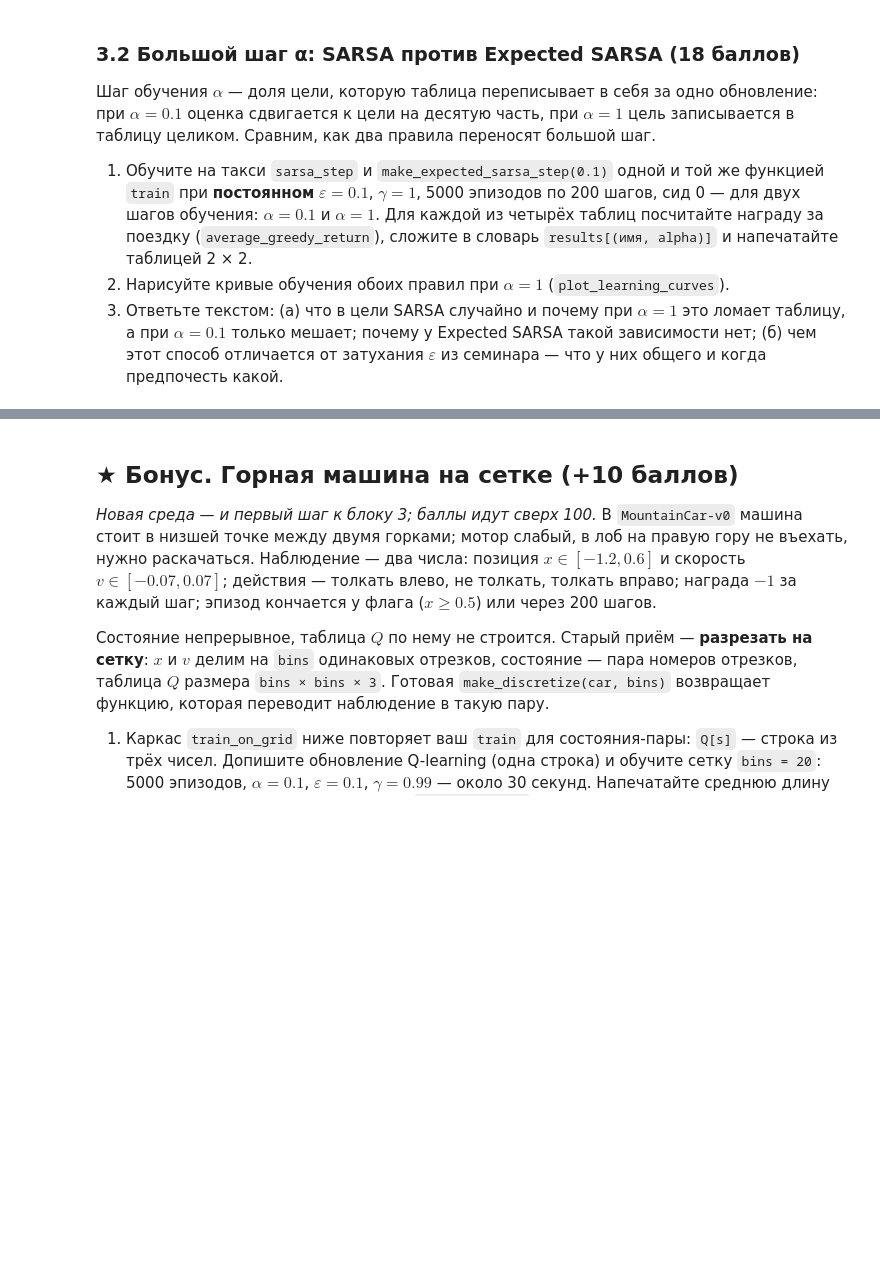
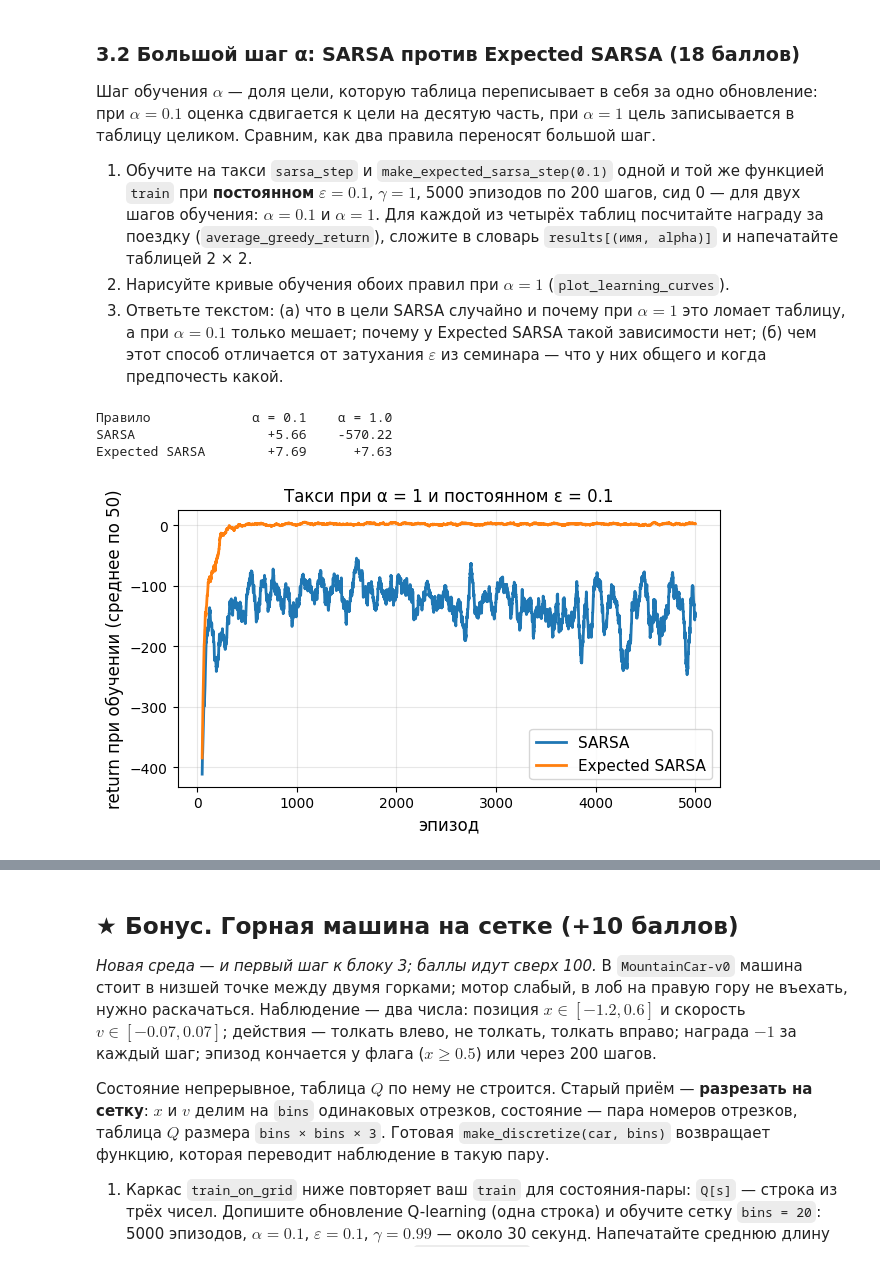
Before and after one commit to KatyaGotskina/JS_classes, a Jupyter notebook: homeworks/hw2/homework.ipynb, the cells around one changed output, grey strips where cells are left out. Saved outputs shown, nothing was run; the diff lists cells and outputs as text; code cells hidden in the pictures; blank space fills up the shorter version.

```diff
--- a/homeworks/hw2/homework.ipynb
+++ b/homeworks/hw2/homework.ipynb
@@ -367,8 +412,15 @@ $$
 # %%
 def make_expected_sarsa_step(eps):
     def expected_sarsa_step(Q, s, a, r, s2, a2, done, alpha, gamma):
-        # TODO 3.1: вероятности ε-жадной стратегии в строке s2, цель r + gamma * (probs @ Q[s2]), сдвиг Q[s, a]
-        raise NotImplementedError
+        target = r
+        if not done:
+            next_values = Q[s2]
+            n_actions = len(next_values)
+            probs = np.full(n_actions, eps / n_actions)
+            probs[next_values.argmax()] += 1 - eps
+            target += gamma * (probs @ next_values)
+        Q[s, a] += alpha * (target - Q[s, a])
+
     return expected_sarsa_step
 # %%
 # Самопроверка 3.1 — та же ситуация, что в 1.1: строка s2 = [0, 0, 0.50, 0.90], eps = 0.2
@@ -389,12 +443,36 @@ print("OK: Expected SARSA — между SARSA (0.32) и Q-learning (0.36) в т
 3. Ответьте текстом: (а) что в цели SARSA случайно и почему при $\alpha = 1$ это ломает таблицу, а при $\alpha = 0.1$ только мешает; почему у Expected SARSA такой зависимости нет; (б) чем этот способ отличается от затухания $\varepsilon$ из семинара — что у них общего и когда предпочесть какой.
 # %%
 PARAMS = dict(n_episodes=5000, eps=0.1, gamma=1.0, max_steps=200, seed=0)
-RULES = {"SARSA": sarsa_step, "Expected SARSA": make_expected_sarsa_step(0.1)}
+RULES = {
+    "SARSA": sarsa_step,
+    "Expected SARSA": make_expected_sarsa_step(0.1),
+}
+results = {}
+curves_alpha_1 = {}
 
-# TODO 3.2 (1): для alpha в (0.1, 1.0) и обоих правил — train(taxi, step_fn, alpha=alpha, **PARAMS), награда за поездку
-#               в results[(name, alpha)]; напечатать таблицу 2 × 2
-results = None
-# TODO 3.2 (2): кривые обучения обоих правил при alpha = 1 — plot_learning_curves
+for alpha in (0.1, 1.0):
+    for name, step_fn in RULES.items():
+        Q, episode_returns = train(taxi, step_fn, alpha=alpha, **PARAMS)
+        results[(name, alpha)] = average_greedy_return(taxi, Q)
+        if alpha == 1.0: curves_alpha_1[name] = episode_returns
+
+print(f"{'Правило':<16} {'α = 0.1':>10} {'α = 1.0':>10}")
+for name in RULES:
+    print(
+        f"{name:<16} "
+        f"{results[(name, 0.1)]:>+10.2f} "
+        f"{results[(name, 1.0)]:>+10.2f}"
+    )
+plot_learning_curves(
+    curves_alpha_1,
+    title="Такси при α = 1 и постоянном ε = 0.1",
+)
+plt.show()
+# %% [output]
+Правило             α = 0.1    α = 1.0
+SARSA                 +5.66    -570.22
+Expected SARSA        +7.69      +7.63
+[figure, added]
 # %%
 # Самопроверка 3.2
 assert results is not None and len(results) == 4, "results — четыре награды за поездку: два правила × два α"
```
Also changed, not shown: parts of 7 cells of this notebook.
